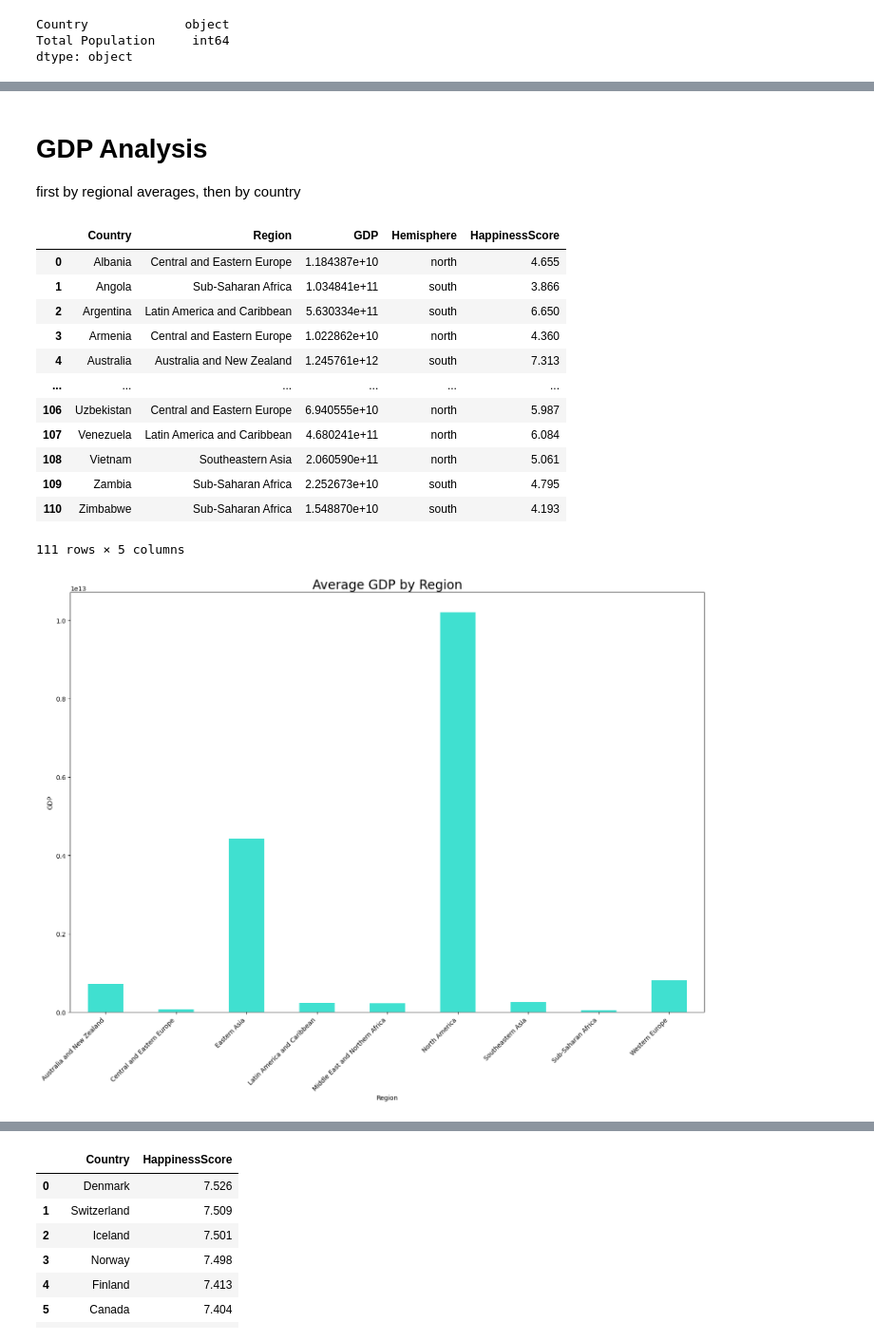
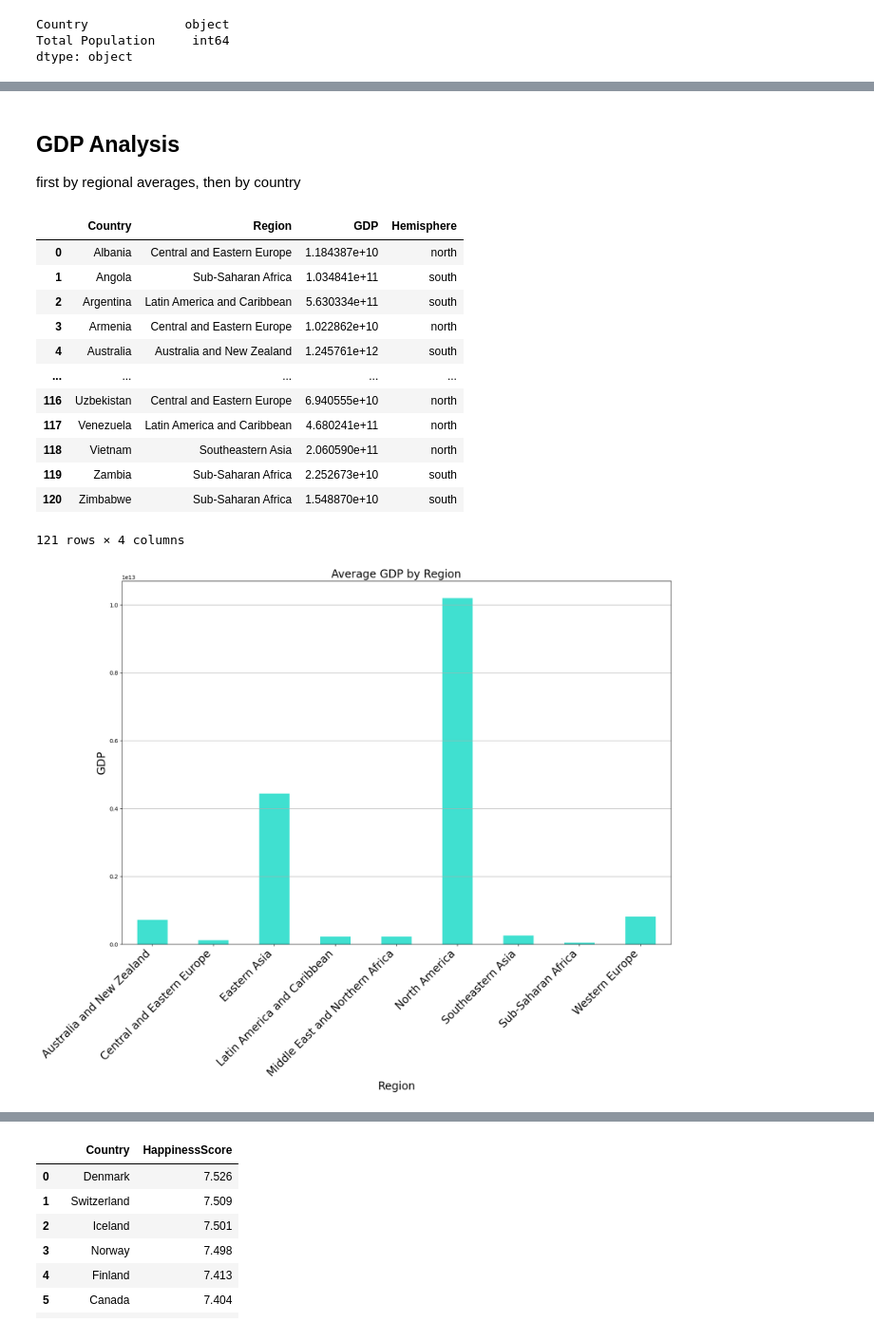
Before and after one commit to mattcaseycpa/project1, a Jupyter notebook: project.ipynb, the cells around one changed output, grey strips where cells are left out. Shown at 95% size. Saved outputs shown, nothing was run; the diff lists cells and outputs as text; code cells hidden in the pictures.

```diff
--- a/project.ipynb
+++ b/project.ipynb
@@ -130,0 +262,23 @@ merged_data
+# %%
+left_list = [
+    "Bosnia and Herzegovina", "Dem. Rep. Congo", "Kyrgyzstan", "Macedonia", "Rep. Congo",
+    "Russian Federation", "Slovakia", "Syria", "Trinidad and Tobago", "United Arab Emirates"
+]
+
+right_list = [
+    "Bosnia", "Democratic Republic Of Congo", "Kyrgyz Republic", "North Macedonia",
+    "Republic Of Congo", "Russia", "Slovak Republic", "Syrian Arab Republic",
+    "Trinidad And Tobago", "UAE"
+]
+
+fix_list = [
+    "L", "L", "R", "L", "L", "L", "R", "R", "R", "R"
+]
+
+zipped = zip(left_list, right_list, fix_list)
+
+for item in zipped:
+    if item[2] == "L":
+        data_df.loc[data_df["Country"] == item[0], "Country"] = item[1]
+    else:
+        pop_data_2018.loc[pop_data_2018["Country"] == item[1], "Country"] = item[0]
@@ -130,0 +287,6 @@ merged_data
+# %%
+merged_data = pop_data_2018.merge(data_df,
+                                  how = "inner",
+                                  on = "Country"
+                                  )
+merged_data.head()
@@ -208,39 +367,38 @@ plt.show()
 # %% [markdown]
-# GDP Analysis
+## GDP Analysis
 first by regional averages, then by country
 # %%
 #Analysing GDP
-gdp_df=merged_data_complete[["Country","Region","GDP","Hemisphere","HappinessScore"]].copy()
+gdp_df=merged_data_complete[["Country","Region","GDP", "Hemisphere"]].copy()
 gdp_df
 # %% [output]
-|  | Country | Region | GDP | Hemisphere | HappinessScore |
-| 0 | Albania | Central and Eastern Europe | 1.184387e+10 | north | 4.655 |
-| 1 | Angola | Sub-Saharan Africa | 1.034841e+11 | south | 3.866 |
-| 2 | Argentina | Latin America and Caribbean | 5.630334e+11 | south | 6.650 |
-| 3 | Armenia | Central and Eastern Europe | 1.022862e+10 | north | 4.360 |
-| 4 | Australia | Australia and New Zealand | 1.245761e+12 | south | 7.313 |
-| ... | ... | ... | ... | ... | ... |
-| 106 | Uzbekistan | Central and Eastern Europe | 6.940555e+10 | north | 5.987 |
-| 107 | Venezuela | Latin America and Caribbean | 4.680241e+11 | north | 6.084 |
-| 108 | Vietnam | Southeastern Asia | 2.060590e+11 | north | 5.061 |
-| 109 | Zambia | Sub-Saharan Africa | 2.252673e+10 | south | 4.795 |
-| 110 | Zimbabwe | Sub-Saharan Africa | 1.548870e+10 | south | 4.193 |
+|  | Country | Region | GDP | Hemisphere |
+| 0 | Albania | Central and Eastern Europe | 1.184387e+10 | north |
+| 1 | Angola | Sub-Saharan Africa | 1.034841e+11 | south |
+| 2 | Argentina | Latin America and Caribbean | 5.630334e+11 | south |
+| 3 | Armenia | Central and Eastern Europe | 1.022862e+10 | north |
+| 4 | Australia | Australia and New Zealand | 1.245761e+12 | south |
+| ... | ... | ... | ... | ... |
+| 116 | Uzbekistan | Central and Eastern Europe | 6.940555e+10 | north |
+| 117 | Venezuela | Latin America and Caribbean | 4.680241e+11 | north |
+| 118 | Vietnam | Southeastern Asia | 2.060590e+11 | north |
+| 119 | Zambia | Sub-Saharan Africa | 2.252673e+10 | south |
+| 120 | Zimbabwe | Sub-Saharan Africa | 1.548870e+10 | south |
-111 rows × 5 columns
+121 rows × 4 columns
 # %%
 #Average GDP by Region
-plt.figure(figsize=(18,12))
+#***** need to adjust GDP per capita to just GDP (mult by pop of each country) before taking average
+plt.figure(figsize=(18, 12))
 gdp_df.groupby('Region')['GDP'].mean().plot(kind='bar', color='turquoise')
 plt.title('Average GDP by Region', fontsize=20)
-plt.xlabel('Region')
-plt.ylabel('GDP')
-plt.xticks(rotation=45, ha='right', fontsize=10)
-
-#save figure
+plt.xlabel('Region', fontsize = 20)
+plt.ylabel('GDP', fontsize = 20)
+plt.xticks(rotation=45, ha='right', fontsize=20)
+plt.grid(axis = "y", zorder=0)
 plt.savefig("output_data/GDP_HDI/Average_GDP_by_Region.png", bbox_inches='tight')
-
 plt.show()
 # %% [output]
-[figure, old version]
+[figure, new version]
 # %%
 #chart for GDP by Region
 gdp=gdp_df["GDP"]
```
Also changed, not shown: parts of 65 cells of this notebook, 26 other files.
